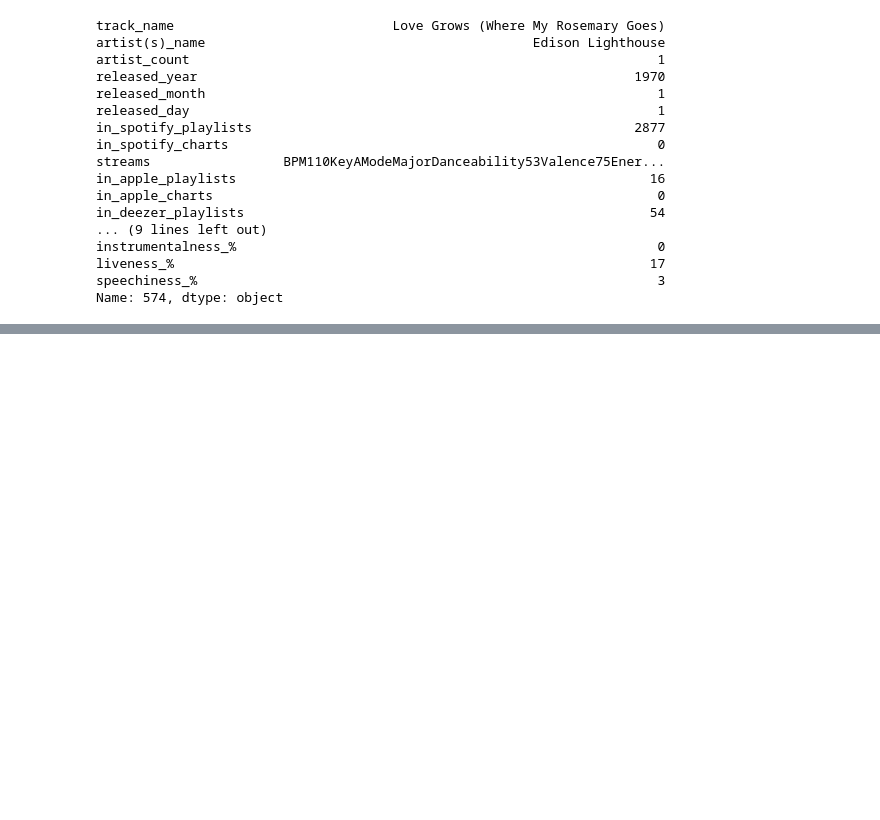
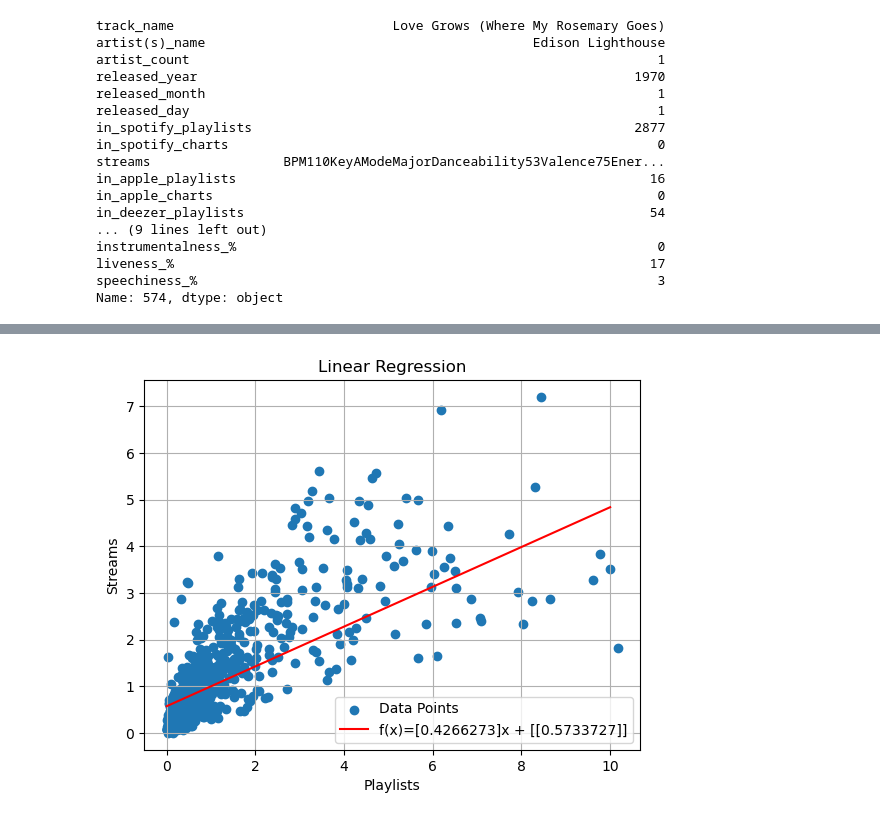
Before and after one commit to grzegorzlucki/spotify-analysis, a Jupyter notebook: Spotify_data.ipynb, the cells around one changed output, grey strips where cells are left out. Saved outputs shown, nothing was run; the diff lists cells and outputs as text; code cells hidden in the pictures; blank space fills up the shorter version.

```diff
--- a/Spotify_data.ipynb
+++ b/Spotify_data.ipynb
@@ -65,0 +138,3 @@ pearsonr(streams, playlists)[0]
+# %%
+streams_a = np.array(streams).reshape(-1, 1)
+playlists_a = np.array(playlists).reshape(-1, 1)
@@ -65,0 +150,16 @@ pearsonr(streams, playlists)[0]
+# %%
+x = np.linspace(0, 10, playlists.shape[0])
+y = alpha * x + beta
+
+plt.scatter(playlists, streams, label='Data Points')
+plt.plot(x, np.squeeze(y), color='red', label=f'f(x)={alpha}x + {beta}')
+
+
+plt.xlabel('Playlists')
+plt.ylabel('Streams')
+plt.title('Linear Regression')
+plt.grid(True)
+plt.legend()
+plt.show()
+# %% [output]
+[figure, added]
```
Also changed, not shown: parts of 14 cells of this notebook.
